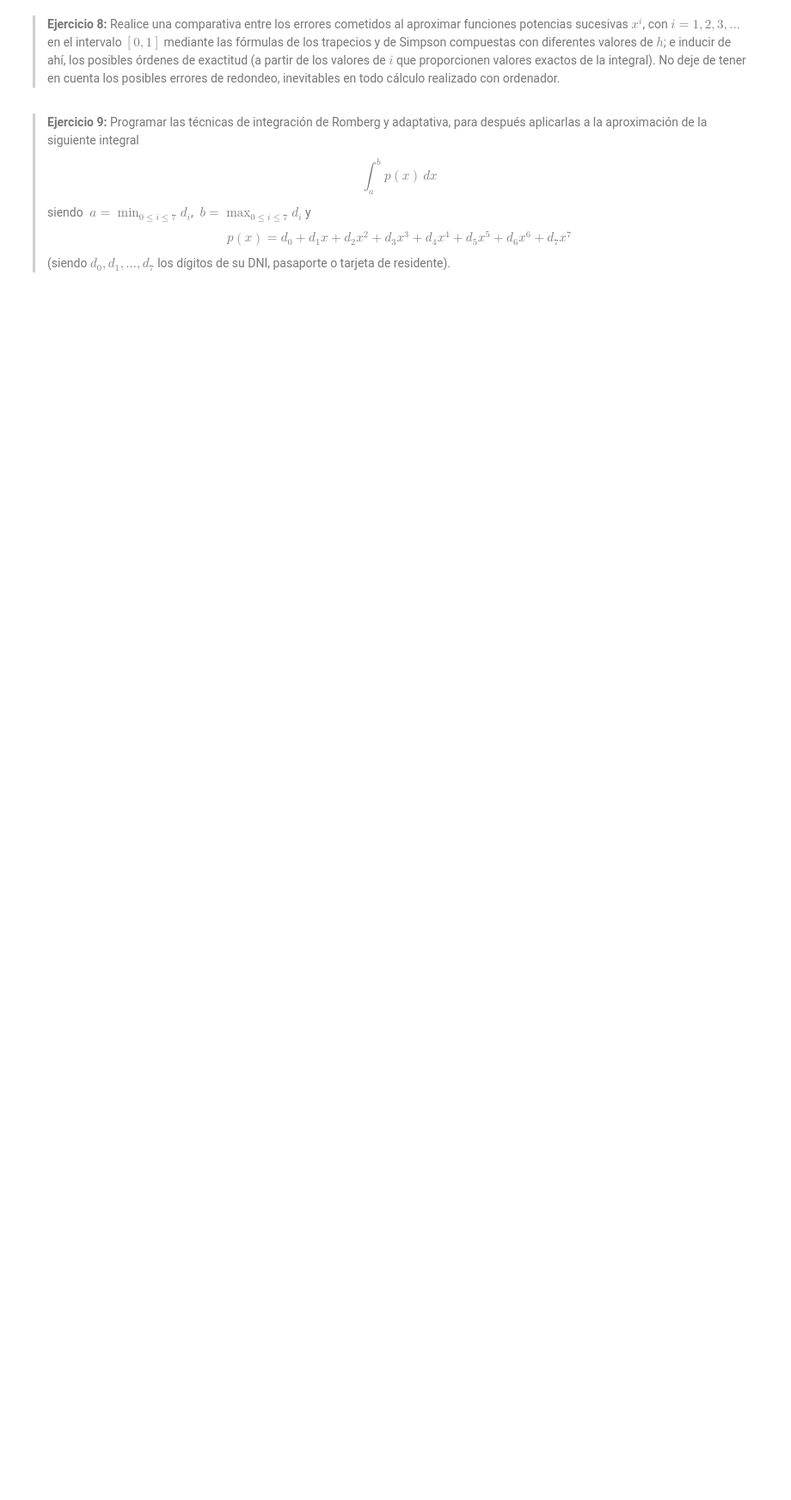
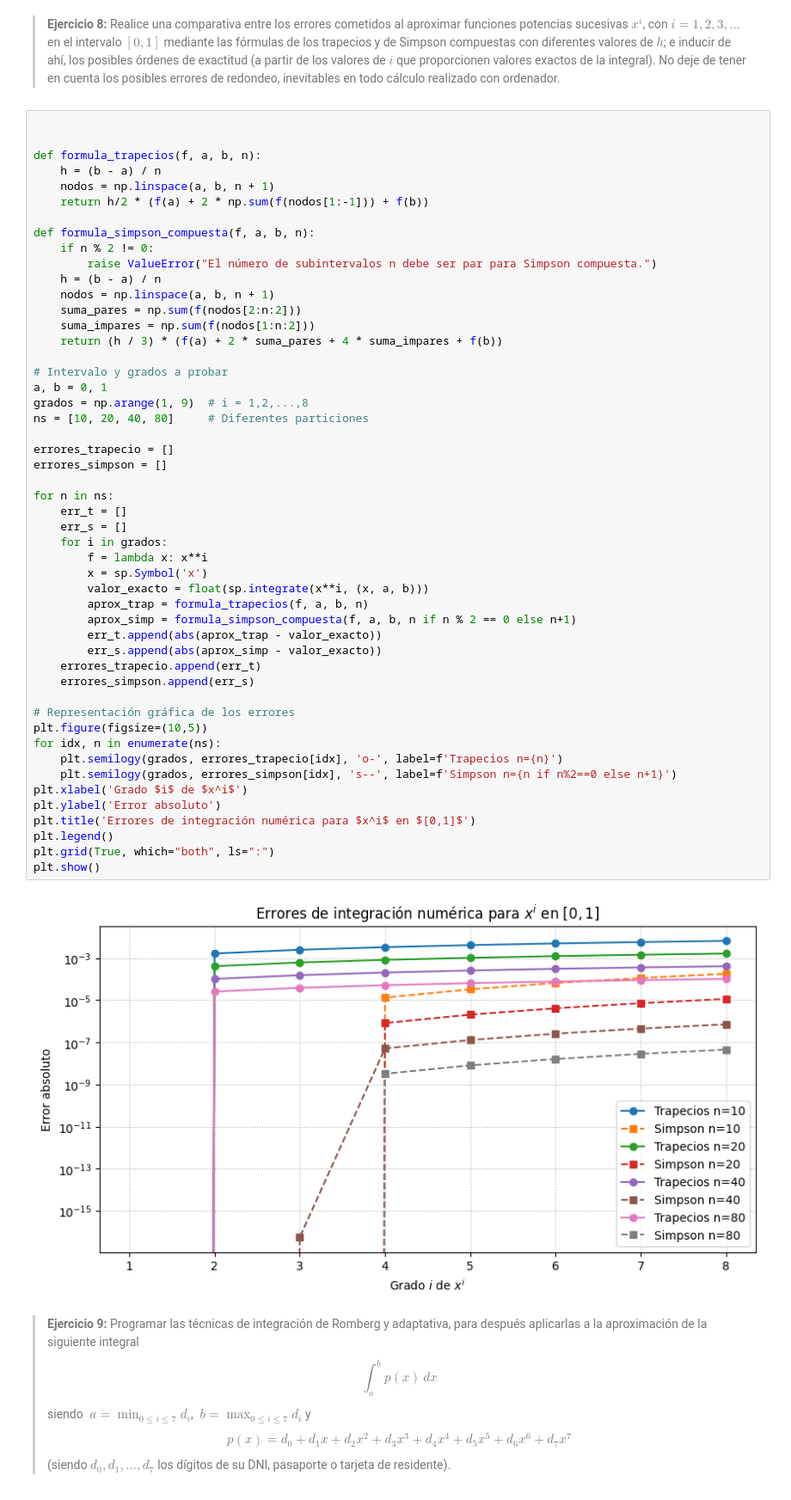
Before and after one commit to Pablolinari/UGR, a Jupyter notebook: 2/MN/p2/P2_solucion.ipynb, the cells around one changed output. Shown at 86% size. Saved outputs shown, nothing was run; the diff lists cells and outputs as text; blank space fills up the shorter version.

```diff
--- a/2/MN/p2/P2_solucion.ipynb
+++ b/2/MN/p2/P2_solucion.ipynb
@@ -122,5 +314,57 @@ print(errores2)
 # %% [markdown]
 >**Ejercicio 8:** Realice una comparativa entre los errores cometidos al aproximar funciones potencias sucesivas $x^i$, con $i=1,2,3,\ldots$ en el intervalo $[0,1]$ mediante las fórmulas de los trapecios y de Simpson compuestas con diferentes valores de $h$; e inducir de ahí, los posibles órdenes de exactitud (a partir de los valores de $i$ que proporcionen valores exactos de la integral). No deje de tener en cuenta los posibles errores de redondeo, inevitables en todo cálculo realizado con ordenador.
+# %%
+
+
+def formula_trapecios(f, a, b, n):
+    h = (b - a) / n
+    nodos = np.linspace(a, b, n + 1)
+    return h/2 * (f(a) + 2 * np.sum(f(nodos[1:-1])) + f(b))
+
+def formula_simpson_compuesta(f, a, b, n):
+    if n % 2 != 0:
+        raise ValueError("El número de subintervalos n debe ser par para Simpson compuesta.")
+    h = (b - a) / n
+    nodos = np.linspace(a, b, n + 1)
+    suma_pares = np.sum(f(nodos[2:n:2]))
+    suma_impares = np.sum(f(nodos[1:n:2]))
+    return (h / 3) * (f(a) + 2 * suma_pares + 4 * suma_impares + f(b))
+
+# Intervalo y grados a probar
+a, b = 0, 1
+grados = np.arange(1, 9)  # i = 1,2,...,8
+ns = [10, 20, 40, 80]     # Diferentes particiones
+
+errores_trapecio = []
+errores_simpson = []
+
+for n in ns:
+    err_t = []
+    err_s = []
+    for i in grados:
+        f = lambda x: x**i
+        x = sp.Symbol('x')
+        valor_exacto = float(sp.integrate(x**i, (x, a, b)))
+        aprox_trap = formula_trapecios(f, a, b, n)
+        aprox_simp = formula_simpson_compuesta(f, a, b, n if n % 2 == 0 else n+1)
+        err_t.append(abs(aprox_trap - valor_exacto))
+        err_s.append(abs(aprox_simp - valor_exacto))
+    errores_trapecio.append(err_t)
+    errores_simpson.append(err_s)
+
+# Representación gráfica de los errores
+plt.figure(figsize=(10,5))
+for idx, n in enumerate(ns):
+    plt.semilogy(grados, errores_trapecio[idx], 'o-', label=f'Trapecios n={n}')
+    plt.semilogy(grados, errores_simpson[idx], 's--', label=f'Simpson n={n if n%2==0 else n+1}')
+plt.xlabel('Grado $i$ de $x^i$')
+plt.ylabel('Error absoluto')
+plt.title('Errores de integración numérica para $x^i$ en $[0,1]$')
+plt.legend()
+plt.grid(True, which="both", ls=":")
+plt.show()
+# %% [output]
+[figure, added]
 # %% [markdown]
 >**Ejercicio 9:** Programar las técnicas de integración de Romberg y adaptativa, para después aplicarlas a la aproximación de la siguiente integral $$\int_a^b p(x)\, dx$$
 >siendo  $\;a=\displaystyle\min_{0\leq i\leq 7}{d_i}$, $\;b=\displaystyle\max_{0\leq i\leq 7}{d_i}$ y
```
Also changed, not shown: parts of 6 cells of this notebook.
